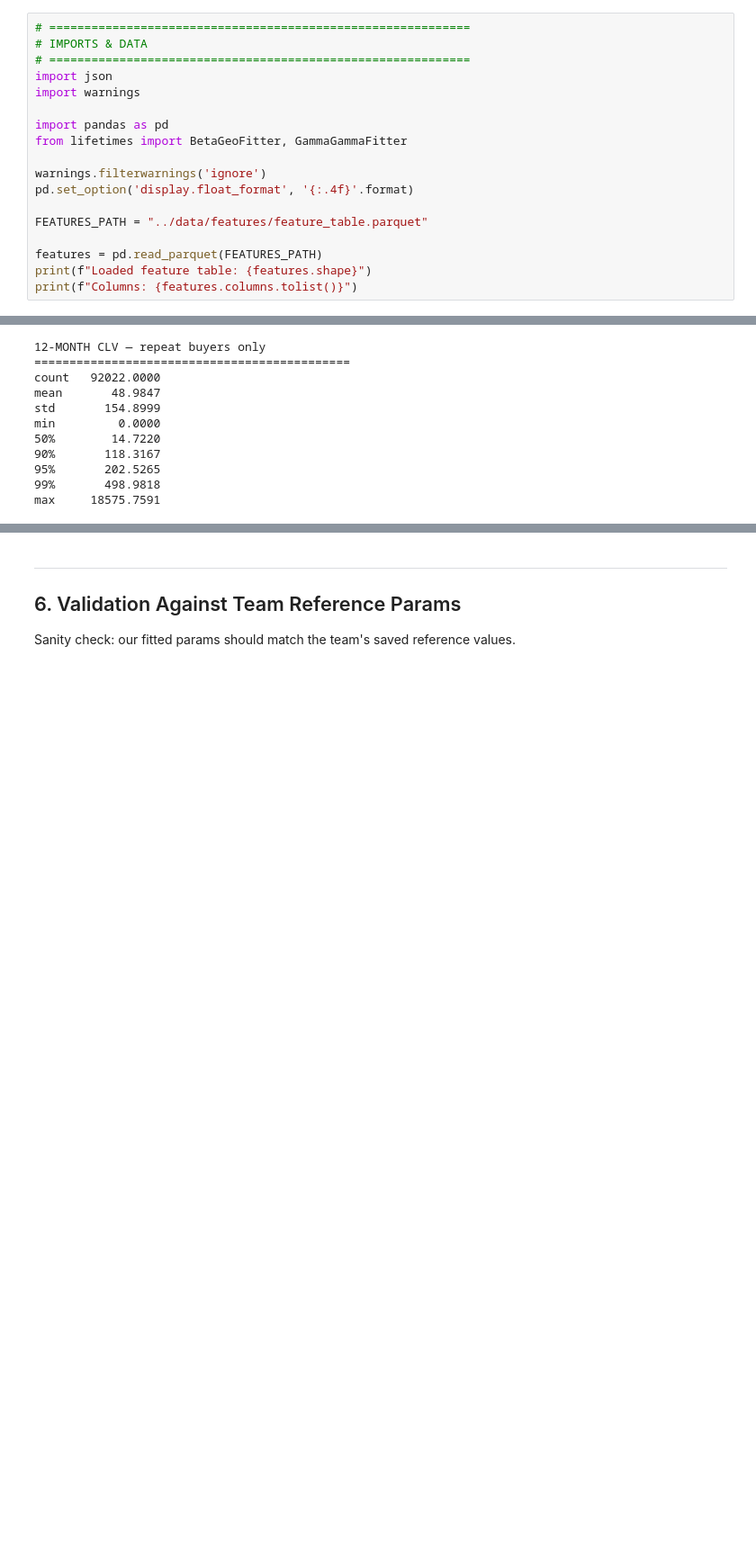
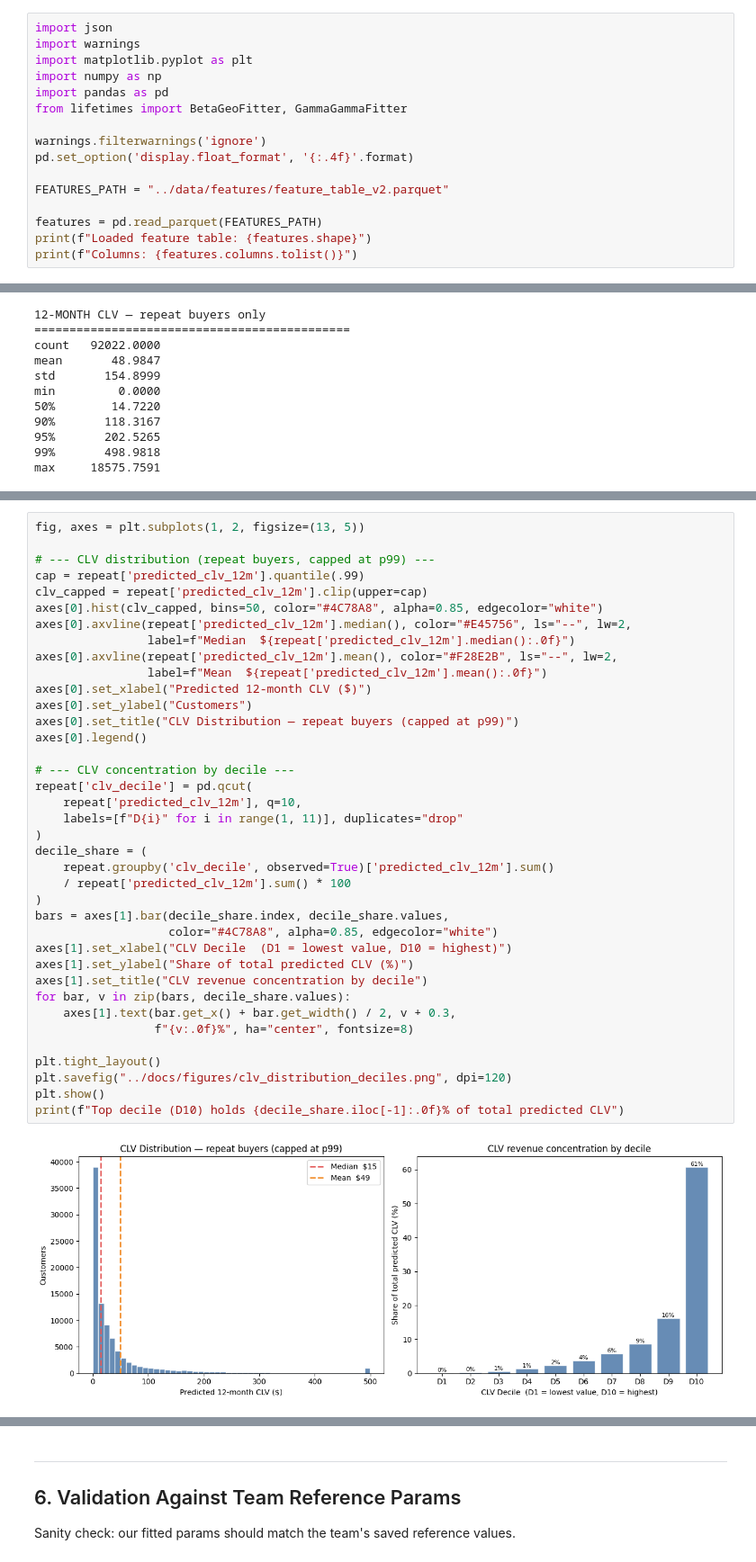
Before and after one commit to giulia-bono/retentioniq, a Jupyter notebook: notebooks/03_clv_modeling.ipynb, the cells around one changed output, grey strips where cells are left out. Shown at 90% size. Drawn from its saved outputs; the diff is of its cells as text; blank space fills up the shorter version.

```diff
--- a/notebooks/03_clv_modeling.ipynb
+++ b/notebooks/03_clv_modeling.ipynb
@@ -36,19 +29,17 @@ so all CLV figures describe repeat buyers, not the full base. State this explici
 ---
 ## 1. Setup & Data Loading <a id='1-setup'></a>
 # %%
-# ============================================================
-# IMPORTS & DATA
-# ============================================================
 import json
 import warnings
-
+import matplotlib.pyplot as plt
+import numpy as np
 import pandas as pd
 from lifetimes import BetaGeoFitter, GammaGammaFitter
 
 warnings.filterwarnings('ignore')
 pd.set_option('display.float_format', '{:.4f}'.format)
 
-FEATURES_PATH = "../data/features/feature_table.parquet"
+FEATURES_PATH = "../data/features/feature_table_v2.parquet"
 
 features = pd.read_parquet(FEATURES_PATH)
 print(f"Loaded feature table: {features.shape}")
@@ -148,0 +142,40 @@ max     18575.7591
+# %%
+fig, axes = plt.subplots(1, 2, figsize=(13, 5))
+
+# --- CLV distribution (repeat buyers, capped at p99) ---
+cap = repeat['predicted_clv_12m'].quantile(.99)
+clv_capped = repeat['predicted_clv_12m'].clip(upper=cap)
+axes[0].hist(clv_capped, bins=50, color="#4C78A8", alpha=0.85, edgecolor="white")
+axes[0].axvline(repeat['predicted_clv_12m'].median(), color="#E45756", ls="--", lw=2,
+                label=f"Median  ${repeat['predicted_clv_12m'].median():.0f}")
+axes[0].axvline(repeat['predicted_clv_12m'].mean(), color="#F28E2B", ls="--", lw=2,
+                label=f"Mean  ${repeat['predicted_clv_12m'].mean():.0f}")
+axes[0].set_xlabel("Predicted 12-month CLV ($)")
+axes[0].set_ylabel("Customers")
+axes[0].set_title("CLV Distribution — repeat buyers (capped at p99)")
+axes[0].legend()
+
+# --- CLV concentration by decile ---
+repeat['clv_decile'] = pd.qcut(
+    repeat['predicted_clv_12m'], q=10,
+    labels=[f"D{i}" for i in range(1, 11)], duplicates="drop"
+)
+decile_share = (
+    repeat.groupby('clv_decile', observed=True)['predicted_clv_12m'].sum()
+    / repeat['predicted_clv_12m'].sum() * 100
+)
+bars = axes[1].bar(decile_share.index, decile_share.values,
+                   color="#4C78A8", alpha=0.85, edgecolor="white")
+axes[1].set_xlabel("CLV Decile  (D1 = lowest value, D10 = highest)")
+axes[1].set_ylabel("Share of total predicted CLV (%)")
+axes[1].set_title("CLV revenue concentration by decile")
+for bar, v in zip(bars, decile_share.values):
+    axes[1].text(bar.get_x() + bar.get_width() / 2, v + 0.3,
+                 f"{v:.0f}%", ha="center", fontsize=8)
+
+plt.tight_layout()
+plt.savefig("../docs/figures/clv_distribution_deciles.png", dpi=120)
+plt.show()
+print(f"Top decile (D10) holds {decile_share.iloc[-1]:.0f}% of total predicted CLV")
+# %% [output]
+[figure, added]
```
Also changed, not shown: parts of 4 cells of this notebook, 33 other files.
